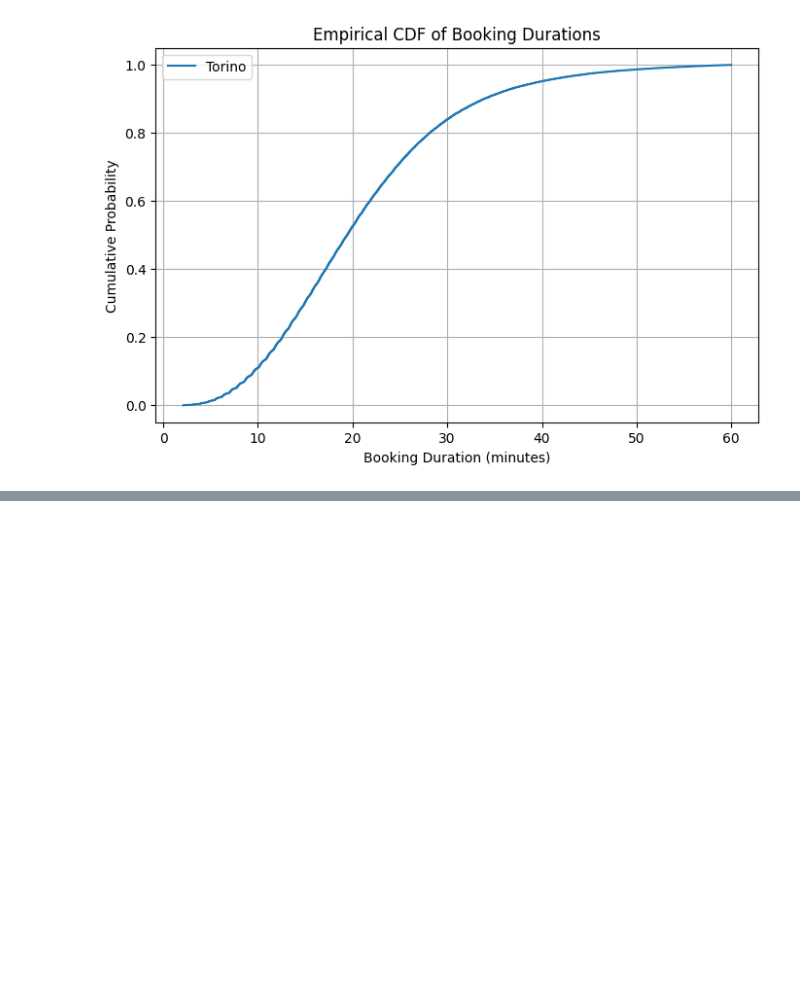
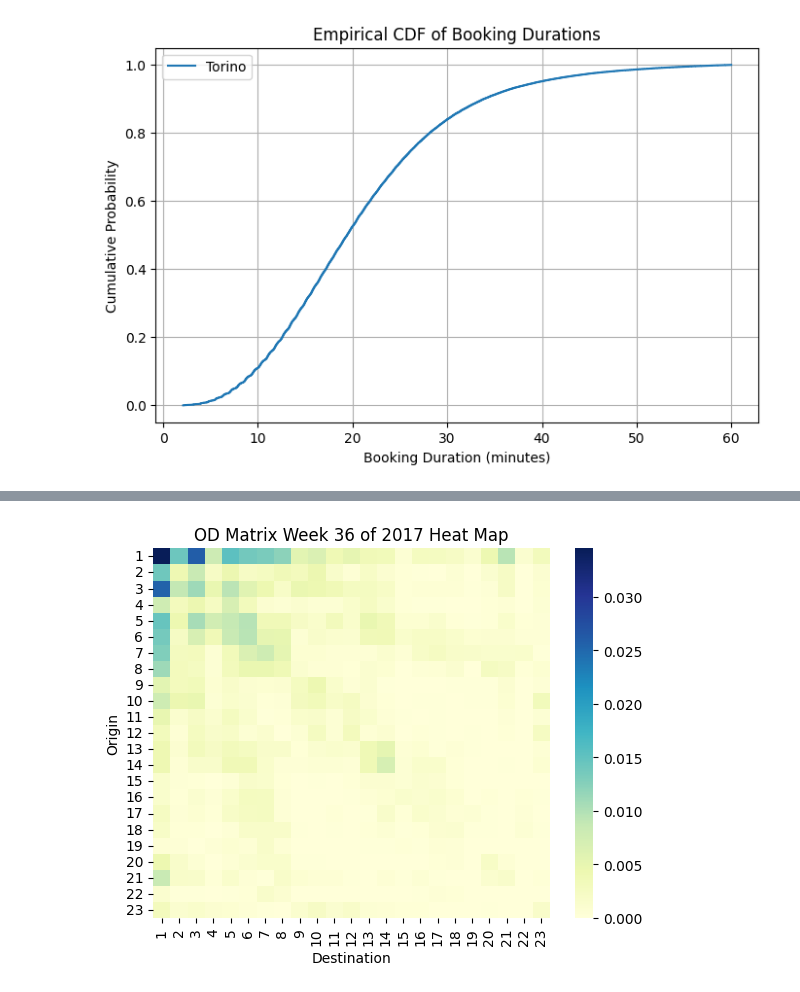
Before and after one commit to LucaBar8/ICT4SM_lab2, a Jupyter notebook: lab2.ipynb, the cells around one changed output, grey strips where cells are left out. Drawn from its saved outputs; the diff is of its cells as text; code cells hidden in the pictures; blank space fills up the shorter version.

```diff
--- a/lab2.ipynb
+++ b/lab2.ipynb
@@ -244,0 +266,15 @@ zones[0][0][0]
+# %%
+pipeline = [
+    {
+        "$group": {
+            "_id": None,
+            "minDate": { "$min": "$init_date" },
+            "maxDate": { "$max": "$init_date" }
+        }
+    }
+]
+
+result = list(Enjoy_Bookings_col.aggregate(pipeline))
+
+print("Start Date:", result[0]['minDate'])
+print("End Date:", result[0]['maxDate'])
@@ -244,0 +332,14 @@ zones[0][0][0]
+# %%
+tot_sum = np.sum(od_matrix_week36)
+od_matrix_week36_norm = od_matrix_week36 / tot_sum
+
+plt.figure()
+sns.heatmap(od_matrix_week36_norm, cmap="YlGnBu", cbar=True, xticklabels=range(1, len(zones)+1), yticklabels=range(1, len(zones)+1))
+
+plt.title("OD Matrix Week 36 of 2017 Heat Map")
+plt.xlabel("Destination")
+plt.ylabel("Origin")
+
+plt.show()
+# %% [output]
+[figure, added]
```
Also changed, not shown: parts of 17 cells of this notebook, 2 other files.
